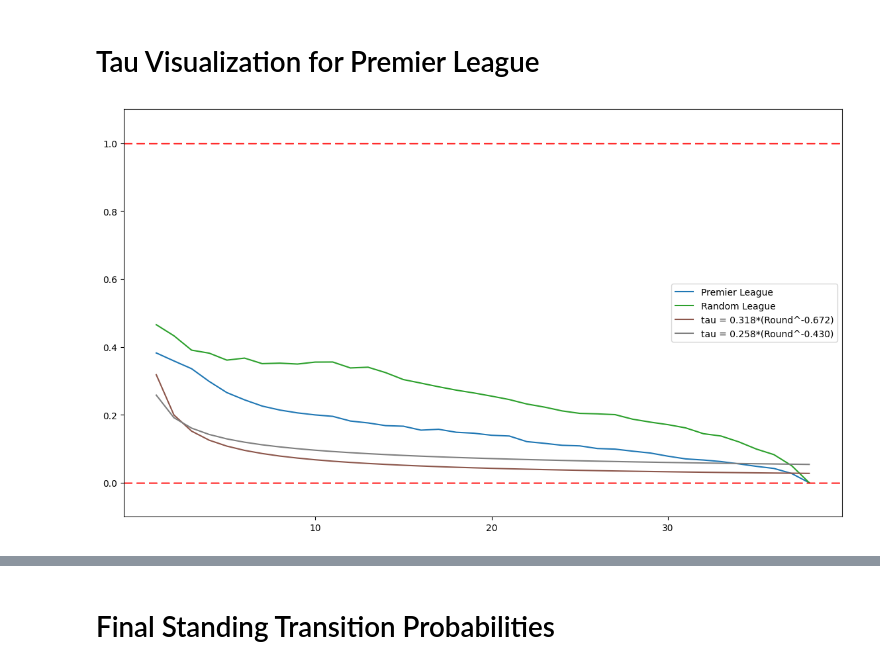
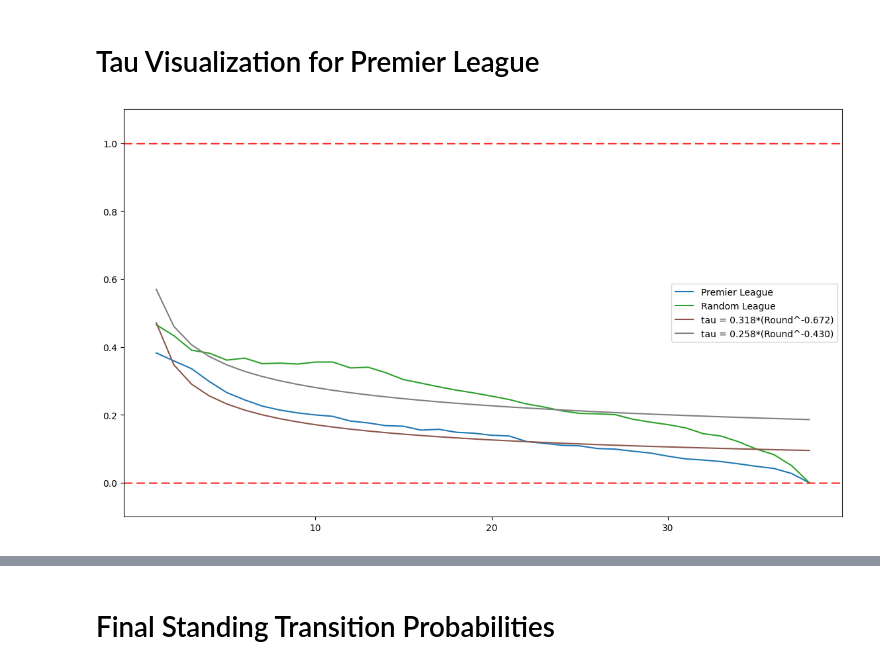
Before and after one commit to VictorOrtins/PartialStandingsBrasileirao, a Jupyter notebook: notebooks/premier_league_analysis.ipynb, the cells around one changed output, grey strips where cells are left out. Cells and saved outputs as stored; diff of their text form; code cells hidden in the pictures.

```diff
--- a/notebooks/premier_league_analysis.ipynb
+++ b/notebooks/premier_league_analysis.ipynb
@@ -102,5 +102,7 @@ for path in pl_list:
     years_table_list.append(year_table_df)
 
 _, tau_mean_pl = spearman_tau_from_tables(years_table_list)
+# %%
+power_pl, multiplier_pl = TauPowerLaw.get_power_law_coefficients(tau_mean_pl, 1, 38)
 # %%
 _, mean_tau_random = generate_spearman_tau()
@@ -113,4 +109,16 @@ power_law_2_points = power_law_2.taus_distances(1, 38)
+# %%
+power_random, multiplier_random = TauPowerLaw.get_power_law_coefficients(mean_tau_random, 1, 38)
+# %%
+power_law_pl = TauPowerLaw(power_coefficient=power_pl, multiplier_coefficient=multiplier_pl)
+power_law_pl_points = power_law_pl.taus_distances(1, 38)
+r_squared_pl = power_law_pl.r_square(tau_mean_pl)
+auc_pl = power_law_pl.area_under_curve(tau_mean_pl, 1, 38)
+
+power_law_random = TauPowerLaw(power_coefficient=power_random, multiplier_coefficient=multiplier_random)
+power_law_random_points = power_law_random.taus_distances(1, 38)
+r_squared_random = power_law_random.r_square(mean_tau_random)
+auc_random = power_law_random.area_under_curve(mean_tau_random, 1, 38)
 # %%
-tau_visualization([tau_mean_pl, mean_tau_random, power_law_1_points, power_law_2_points], labels=['Premier League', 'Random League', 'tau = 0.318*(Round^-0.672)', 'tau = 0.258*(Round^-0.430)'])
+tau_visualization([tau_mean_pl, mean_tau_random, power_law_pl_points, power_law_random_points], labels=['Premier League', 'Random League', 'tau = 0.318*(Round^-0.672)', 'tau = 0.258*(Round^-0.430)'])
 # %% [output]
-[figure, old version]
+[figure, new version]
```
Also changed, not shown: parts of 2 cells of this notebook.
